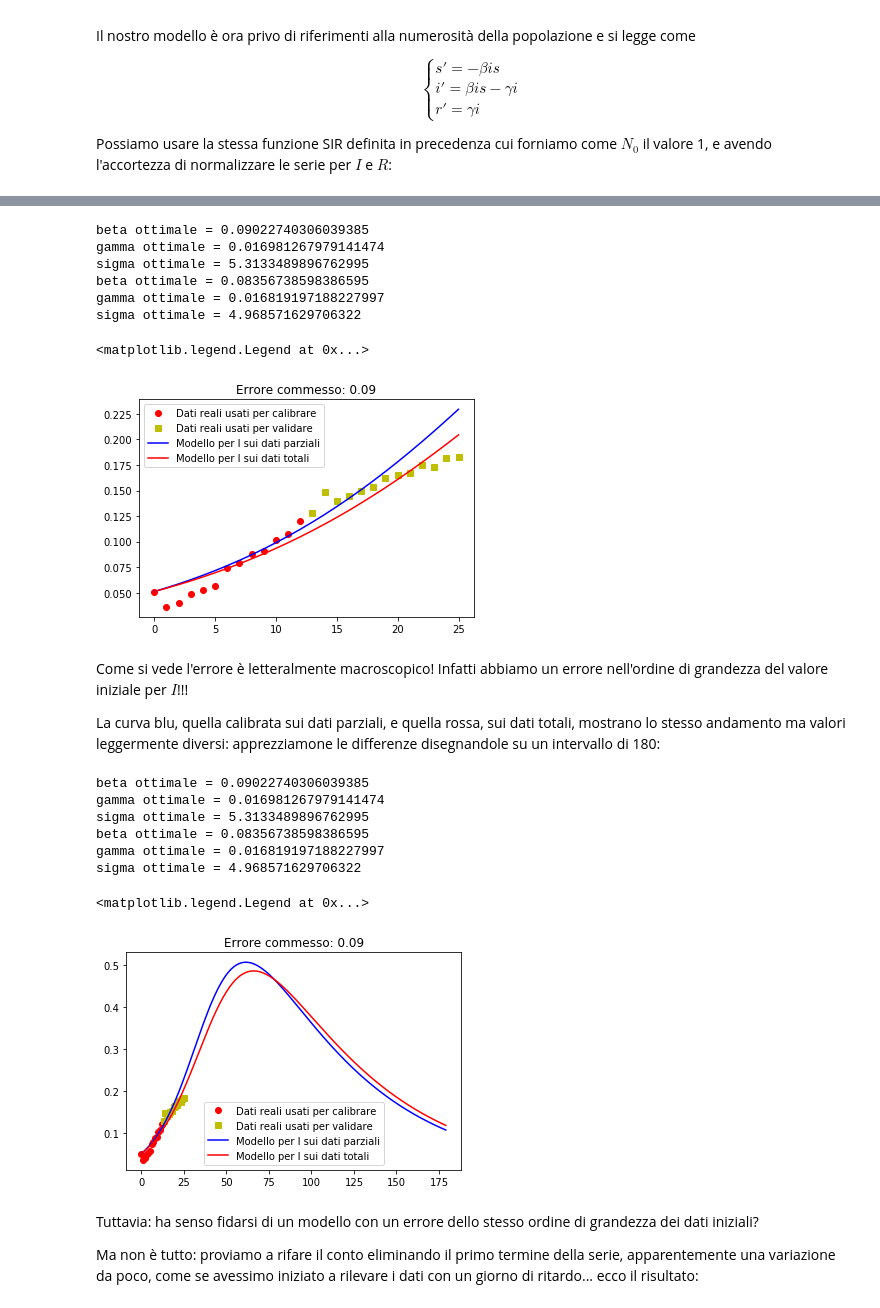
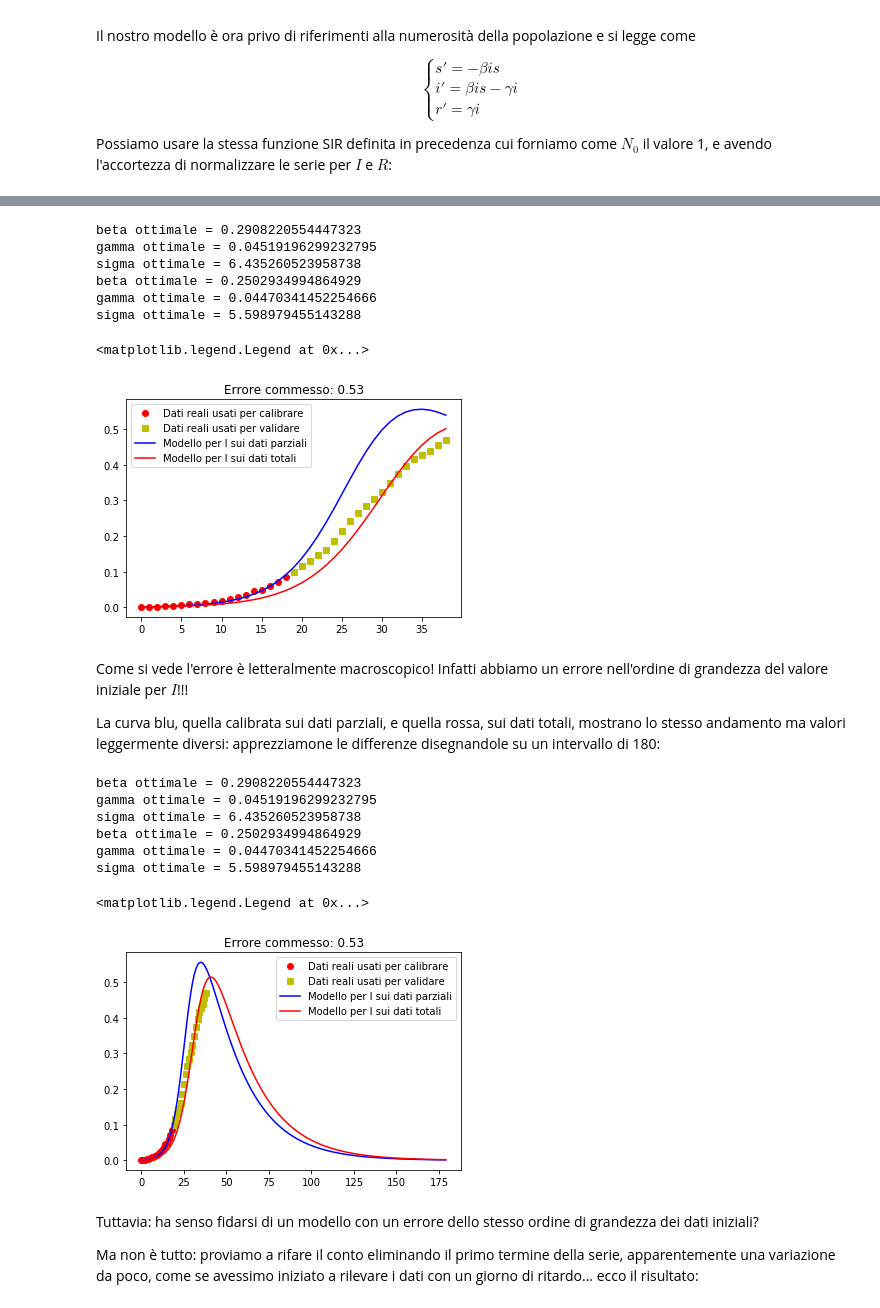
Before and after one commit to pcaressa/note-epidemie, a Jupyter notebook: epidemie.ipynb, the cells around one changed output, grey strips where cells are left out. Saved outputs shown, nothing was run; the diff lists cells and outputs as text; code cells hidden in the pictures.

```diff
--- a/epidemie.ipynb
+++ b/epidemie.ipynb
@@ -692,7 +716,7 @@ Facciamolo usando l'ultima versione del modello, quella in cui modellizziamo le
 # %%
-N0 = 1
-serie_I = np.array([misura["totale_attualmente_positivi"]/misura["tamponi"] for misura in DATA])
-serie_R = np.array([(misura["dimessi_guariti"] + misura["deceduti"])/misura["tamponi"] for misura in DATA])
+N0 = np.mean([misura["tamponi"] for misura in DATA])
+serie_I = np.array([misura["totale_positivi"]/N0 for misura in DATA])
+serie_R = np.array([(misura["dimessi_guariti"] + misura["deceduti"])/N0 for misura in DATA])
 
 # I valori della serie di indici < limite sono quelli per calibrare, gli altri per verificare
 lunghezza = len(serie_I)
@@ -701,8 +725,8 @@ limite = lunghezza // 2    # intero
 # Applichiamo il modello calibrandolo sui dati della prima parte della serie storica
 # e poi sui dati di tutta la serie
 intervallo = np.arange(lunghezza)
-y_parziale = SIR(N0, serie_I[:limite], serie_R[:limite], intervallo)
-y = SIR(N0, serie_I, serie_R, intervallo)
+y_parziale = SIR(1, serie_I[:limite], serie_R[:limite], intervallo)
+y = SIR(1, serie_I, serie_R, intervallo)
 
 ## Calcoliamo l'errore commesso sui dati della seconda parte della serie storica
 #errore = np.linalg.norm(y[limite:lunghezza, 1] - serie_I[limite:lunghezza])
@@ -718,55 +742,55 @@ plt.plot(intervallo, y[:,1], "r", label="Modello per I sui dati totali")
 plt.title(f"Errore commesso: {errore:.2f}")
 plt.legend()
 # %% [output]
-beta ottimale = 0.09022740306039385
-gamma ottimale = 0.016981267979141474
-sigma ottimale = 5.3133489896762995
-beta ottimale = 0.08356738598386595
-gamma ottimale = 0.016819197188227997
-sigma ottimale = 4.968571629706322
+beta ottimale = 0.2908220554447323
+gamma ottimale = 0.04519196299232795
+sigma ottimale = 6.435260523958738
+beta ottimale = 0.2502934994864929
+gamma ottimale = 0.04470341452254666
+sigma ottimale = 5.598979455143288
 <matplotlib.legend.Legend at 0x...>
-[figure, old version]
+[figure, new version]
 # %% [markdown]
 Come si vede l'errore è letteralmente macroscopico! Infatti abbiamo un errore nell'ordine di grandezza del valore iniziale per $I$!!!
 
 La curva blu, quella calibrata sui dati parziali, e quella rossa, sui dati totali, mostrano lo stesso andamento ma valori leggermente diversi: apprezziamone le differenze disegnandole su un intervallo di 180:
 # %%
-N0 = 1
-serie_I = np.array([misura["totale_attualmente_positivi"]/misura["tamponi"] for misura in DATA])
-serie_R = np.array([(misura["dimessi_guariti"] + misura["deceduti"])/misura["tamponi"] for misura in DATA])
+N0 = np.mean([misura["tamponi"] for misura in DATA])
+serie_I = np.array([misura["totale_positivi"]/N0 for misura in DATA])
+serie_R = np.array([(misura["dimessi_guariti"] + misura["deceduti"])/N0 for misura in DATA])
 
 # I valori della serie di indici < limite sono quelli per calibrare, gli altri per verificare
 lunghezza = len(serie_I)
 limite = lunghezza // 2    # intero
 
 # Applichiamo il modello calibrandolo sui dati della prima parte della serie storica
 # e poi sui dati di tutta la serie
 intervallo = np.arange(180)
-y_parziale = SIR(N0, serie_I[:limite], serie_R[:limite], intervallo)
-y = SIR(N0, serie_I, serie_R, intervallo)
+y_parziale = SIR(1, serie_I[:limite], serie_R[:limite], intervallo)
+y = SIR(1, serie_I, serie_R, intervallo)
 
 ## Calcoliamo l'errore commesso sui dati della seconda parte della serie storica
 #errore = np.linalg.norm(y[limite:lunghezza, 1] - serie_I[limite:lunghezza])
 
 # Calcoliamo l'errore commesso sui tutti i dati della serie storica
 errore = np.linalg.norm(y_parziale[:lunghezza, 1] - serie_I)
 
 # Ora disegna un grafico di come la curva calibrata approssima i dati
 plt.plot(intervallo[:limite], serie_I[:limite], 'ro', label="Dati reali usati per calibrare")
 plt.plot(intervallo[limite:lunghezza], serie_I[limite:lunghezza], 'ys', label="Dati reali usati per validare")
 plt.plot(intervallo, y_parziale[:,1], "b", label="Modello per I sui dati parziali")
 plt.plot(intervallo, y[:,1], "r", label="Modello per I sui dati totali")
 plt.title(f"Errore commesso: {errore:.2f}")
 plt.legend()
 # %% [output]
-beta ottimale = 0.09022740306039385
-gamma ottimale = 0.016981267979141474
-sigma ottimale = 5.3133489896762995
-beta ottimale = 0.08356738598386595
-gamma ottimale = 0.016819197188227997
-sigma ottimale = 4.968571629706322
+beta ottimale = 0.2908220554447323
+gamma ottimale = 0.04519196299232795
+sigma ottimale = 6.435260523958738
+beta ottimale = 0.2502934994864929
+gamma ottimale = 0.04470341452254666
+sigma ottimale = 5.598979455143288
 <matplotlib.legend.Legend at 0x...>
-[figure, old version]
+[figure, new version]
 # %% [markdown]
 Tuttavia: ha senso fidarsi di un modello con un errore dello stesso ordine di grandezza dei dati iniziali?
 
```
Also changed, not shown: parts of 16 cells of this notebook.
